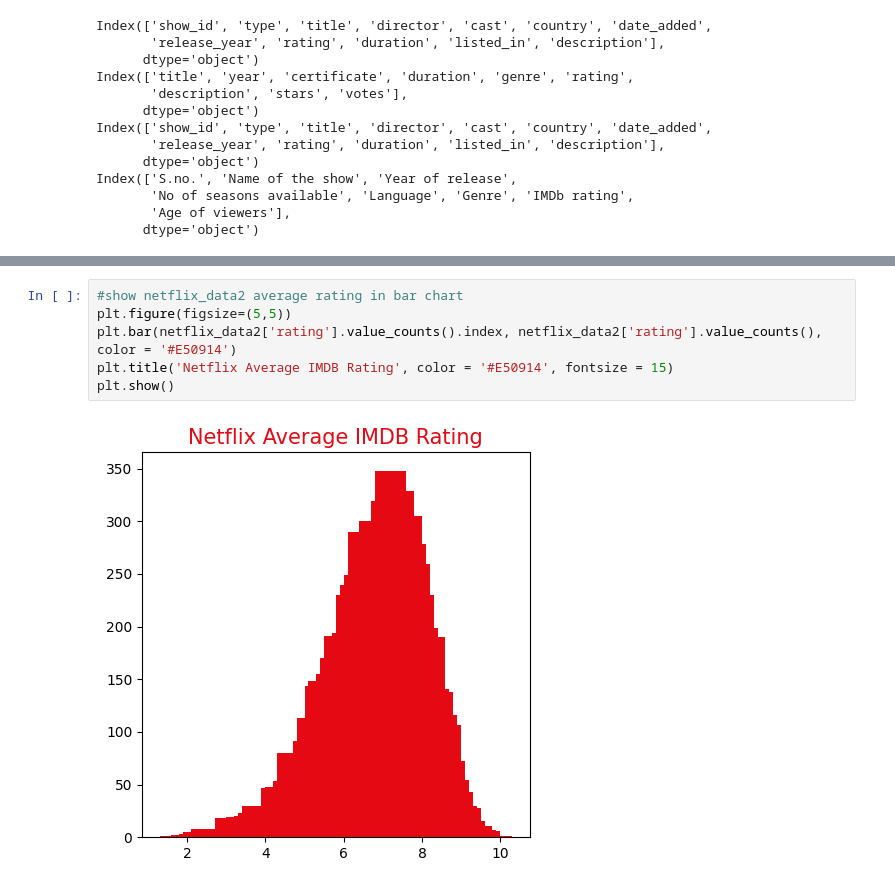
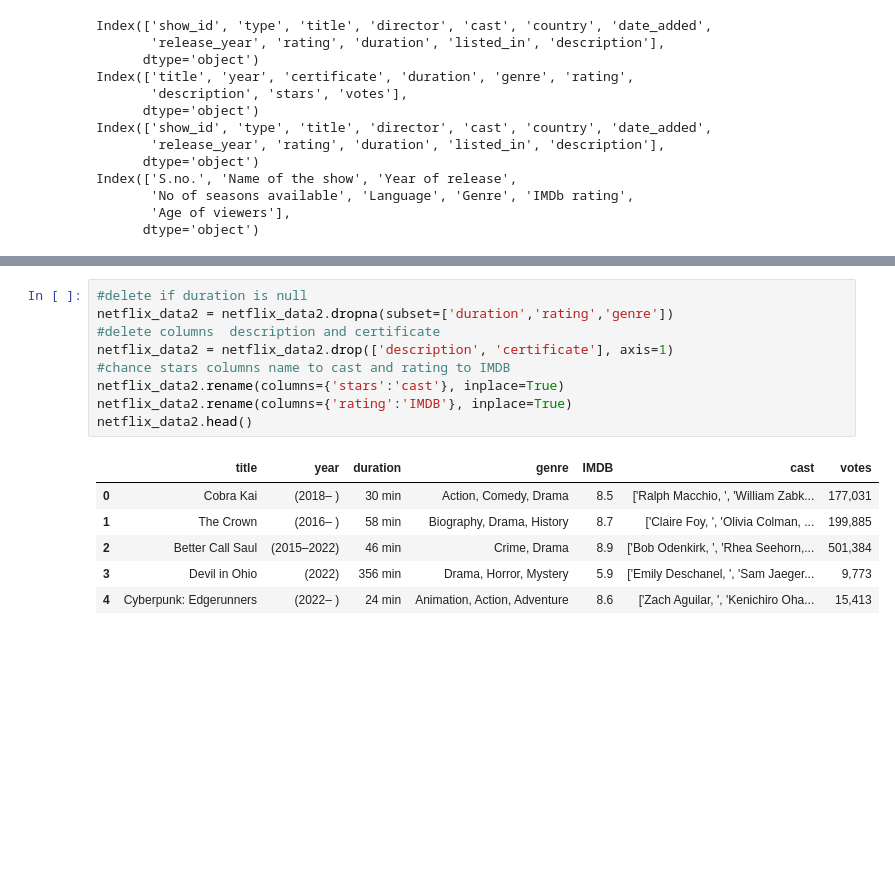
Before and after one commit to emirryilmazz/movies_datascience, a Jupyter notebook: project.ipynb, the cells around one changed output, grey strips where cells are left out. Saved outputs shown, nothing was run; the diff lists cells and outputs as text; blank space fills up the shorter version.

```diff
--- a/project.ipynb
+++ b/project.ipynb
@@ -128,8 +113,16 @@ plt.show()
-# %%
-#show netflix_data2 average rating in bar chart
-plt.figure(figsize=(5,5))
-plt.bar(netflix_data2['rating'].value_counts().index, netflix_data2['rating'].value_counts(), color = '#E50914')
-plt.title('Netflix Average IMDB Rating', color = '#E50914', fontsize = 15)
-plt.show()
-# %% [output]
-[figure, removed]
+# %%
+#delete if duration is null
+netflix_data2 = netflix_data2.dropna(subset=['duration','rating','genre'])
+#delete columns  description and certificate
+netflix_data2 = netflix_data2.drop(['description', 'certificate'], axis=1)
+#chance stars columns name to cast and rating to IMDB
+netflix_data2.rename(columns={'stars':'cast'}, inplace=True)
+netflix_data2.rename(columns={'rating':'IMDB'}, inplace=True)
+netflix_data2.head()
+# %% [output]
+|  | title | year | duration | genre | IMDB | cast | votes |
+| 0 | Cobra Kai | (2018– ) | 30 min | Action, Comedy, Drama | 8.5 | ['Ralph Macchio, ', 'William Zabk... | 177,031 |
+| 1 | The Crown | (2016– ) | 58 min | Biography, Drama, History | 8.7 | ['Claire Foy, ', 'Olivia Colman, ... | 199,885 |
+| 2 | Better Call Saul | (2015–2022) | 46 min | Crime, Drama | 8.9 | ['Bob Odenkirk, ', 'Rhea Seehorn,... | 501,384 |
+| 3 | Devil in Ohio | (2022) | 356 min | Drama, Horror, Mystery | 5.9 | ['Emily Deschanel, ', 'Sam Jaeger... | 9,773 |
+| 4 | Cyberpunk: Edgerunners | (2022– ) | 24 min | Animation, Action, Adventure | 8.6 | ['Zach Aguilar, ', 'Kenichiro Oha... | 15,413 |
```
Also changed, not shown: parts of 7 cells of this notebook.
